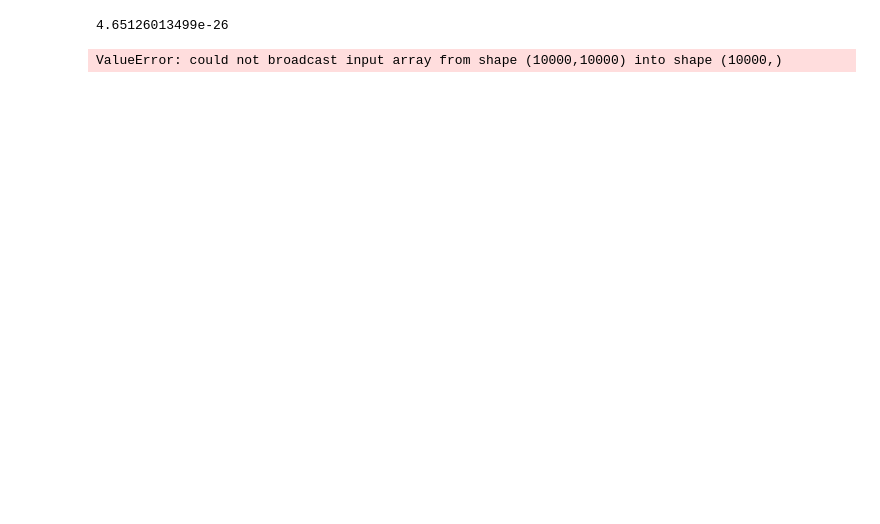
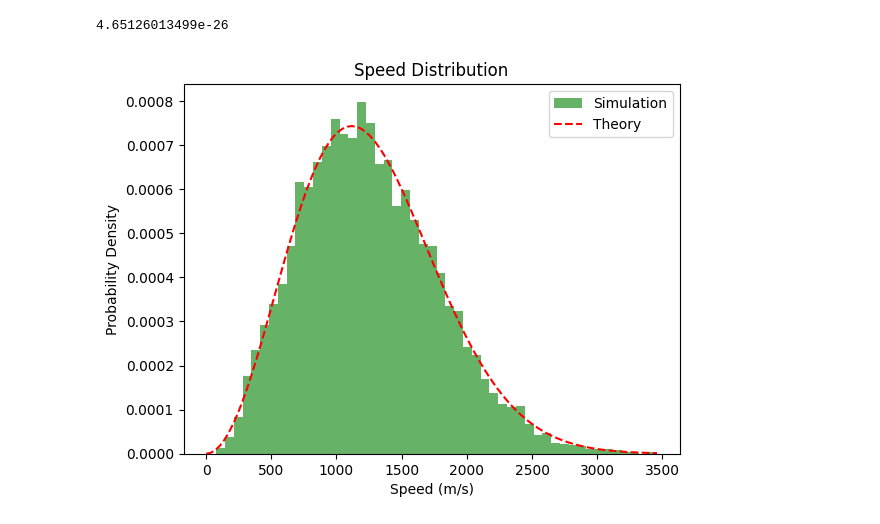
Before and after one commit to Yiyang-lii/AC_simulation, a Jupyter notebook: test.ipynb, the cells around one changed output. Cells and saved outputs as stored; diff of their text form; code cells hidden in the pictures; blank space fills up the shorter version.

```diff
--- a/test.ipynb
+++ b/test.ipynb
@@ -39,37 +32,37 @@ import gc
 def generate_initial_velocities_2d(N, temperature, mass):
     # 使用 maxwell.rvs() 生成速度向量
     speeds = np.zeros((N, 2))
-    vel = maxwell.rvs(scale=np.sqrt(k*temperature / mass), size=(N, 1))
+    vel = maxwell.rvs(scale=np.sqrt(k*temperature / mass), size=(N))
     theta = np.random.uniform(0, 2*np.pi, N) #random angle
     speeds[:,0] = vel[:]*np.cos(theta)
     speeds[:,1] = vel[:]*np.sin(theta)
     return speeds
 gc.collect()
 # 參數設定
 k=const.Boltzmann
 N_particles = 10000 # 粒子數量
 temperature = 300  # 溫度 (K)
 mass = 4 * 1.66054e-27  # Alpha粒子的質量 (kg)，假設為4個中子和質子的總質量
 
 # 生成初始速度向量
 initial_velocities_2d = generate_initial_velocities_2d(N_particles, temperature, mass)
 
 # 計算速度大小
 #speeds_magnitude=np.sqrt(initial_velocities_2d[:,0]**2+initial_velocities_2d[:,1]**2)
 speeds_magnitude = np.linalg.norm(initial_velocities_2d, axis=1)
 
 # 繪製速度大小與對應數量的關係圖
 plt.hist(speeds_magnitude, bins=50, alpha=0.6, color='g', density=True, label='Simulation')
 
 # 計算理論上的波茲曼速度分布
 speeds_range = np.linspace(0, np.max(speeds_magnitude), 100)
 theory_distribution = maxwell.pdf(speeds_range, scale=np.sqrt(k*temperature / mass))
 plt.plot(speeds_range, theory_distribution, 'r--', label='Theory')
 
 plt.title('Speed Distribution')
 plt.xlabel('Speed (m/s)')
 plt.ylabel('Probability Density')
 plt.legend()
 plt.show()
 # %% [output]
-ValueError: could not broadcast input array from shape (10000,10000) into shape (10000,)
+[figure, added]
```
Also changed, not shown: parts of 8 cells of this notebook.
